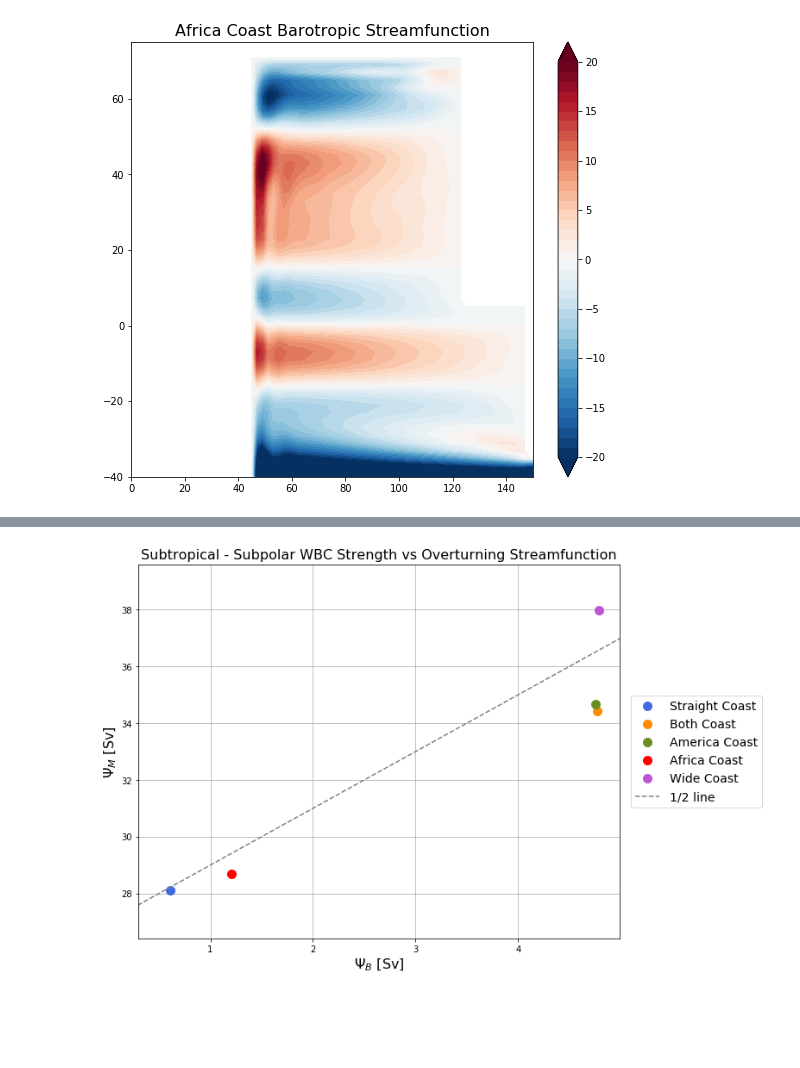
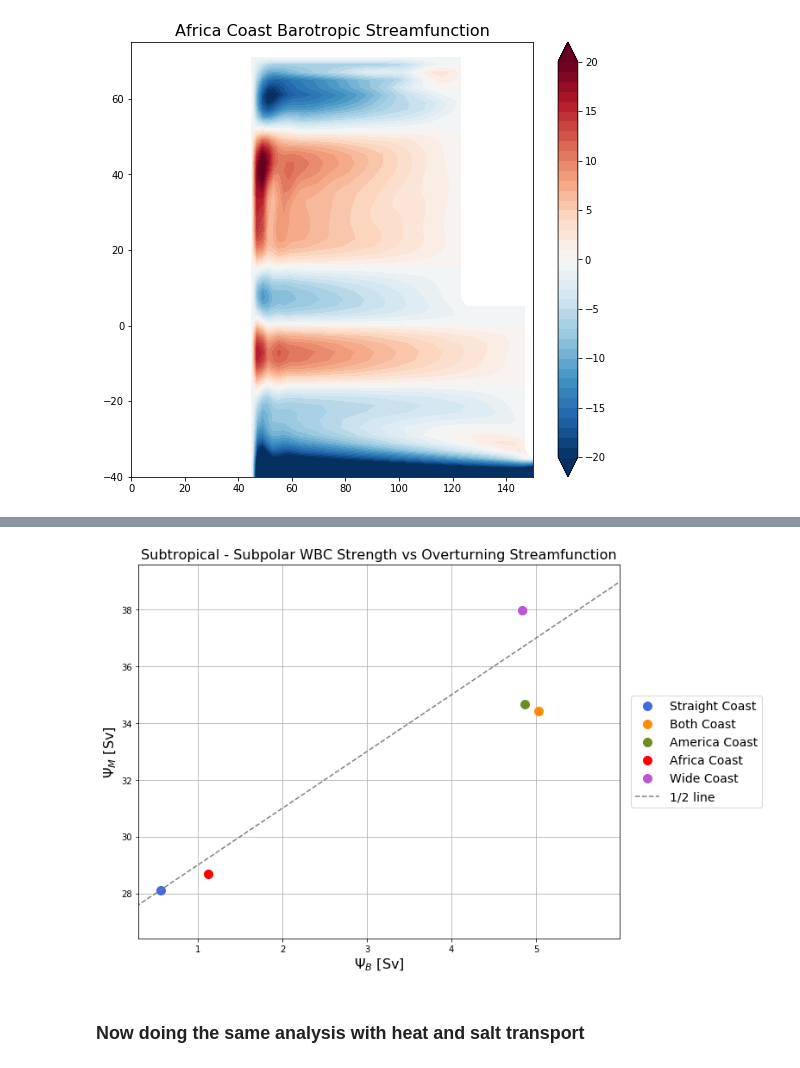
Before and after one commit to s-ragen/AQUA_CODE, a Jupyter notebook: barotropic_sfn.ipynb, the cells around one changed output, grey strips where cells are left out. Cells and saved outputs as stored; diff of their text form; code cells hidden in the pictures; blank space fills up the shorter version.

```diff
--- a/barotropic_sfn.ipynb
+++ b/barotropic_sfn.ipynb
@@ -147,7 +166,9 @@ y_north = np.where(dy_straight['yq']==71)[0][0]
 def barotropic_sfn(dataset):
     '''This function calculates the barotropic streamfunction.
     The dataset input must be the ocean_annual_z.nc model output file.'''
-    vmo_slice = dataset.vmo.isel(time=slice(70,100)).mean(dim='time')/1030
+#     vmo_slice = dataset.vmo.isel(time=slice(70,100)).mean(dim='time')/1030
+    vmo_slice = dataset.vmo.mean(dim='time')/1030
+
     vmo_sum = -vmo_slice.sum(dim='z_l')
 
     vmosum = xr.concat([vmo_sum.sel(xh=slice(209,360)),
@@ -171,6 +192,7 @@ def barotropic_sfn(dataset):
     psi = np.where(mask==False, cumsum/1e6, np.nan)
 
     return(psi)
+
 
 def plot_barotropic_sfn(dataset, case, barotropic_streamfunction):
     plt.subplots(figsize=(14,8))
@@ -453,28 +475,30 @@ plt.show()
 # %%
 fig, ax = plt.subplots(figsize=(10,8))
 ax.plot(np.nanmax(psi_straight[trop:south,west:east])+np.nanmin(psi_straight[south:north,west:east]),
         psi_max_straight.max(),
         'o', color='royalblue', markersize=10, label=case_straight)
 ax.plot(np.nanmax(psi_both[trop:south,west:east])+np.nanmin(psi_both[south:north,west:east]),
         psi_max_both.max(),
         'o', color='darkorange', markersize=10, label=case_both)
 ax.plot(np.nanmax(psi_wide[trop:south,west:east])+np.nanmin(psi_wide[south:north,west:east]),
         psi_max_am.max(),
         'o', color='olivedrab', markersize=10, label=case_am)
 ax.plot(np.nanmax(psi_af[trop:south,west:east])+np.nanmin(psi_af[south:north,west:east]),
         psi_max_af.max(),
         'o', color='r', markersize=10, label=case_af)
 ax.plot(np.nanmax(psi_am[trop:south,west:east])+np.nanmin(psi_am[south:north,west:east]),
         psi_max_wide.max(),
         'o', color='mediumorchid', markersize=10, label=case_wide)
 plt.ylabel('$\Psi_{M}$ [Sv]', fontsize=16)
 plt.xlabel('$\Psi_{B}$ [Sv]', fontsize=16)
 plt.title('Subtropical - Subpolar WBC Strength vs Overturning Streamfunction', fontsize=16)
 plt.grid()
 # plt.gca().invert_xaxis()
 plt.plot([0,6], [27,39], color='gray', linestyle='dashed', label='1/2 line')
-plt.xlim([0.3,4.99]) #, plt.ylim([32,44])
+plt.xlim([0.3,5.99]) #, plt.ylim([32,44])
 plt.legend(bbox_to_anchor=(1.01,0.5), loc="center left", fontsize=14)
 plt.show()
 # %% [output]
-[figure, old version]
+[figure, new version]
+# %% [markdown]
+### Now doing the same analysis with heat and salt transport
```
Also changed, not shown: parts of 8 cells of this notebook.
